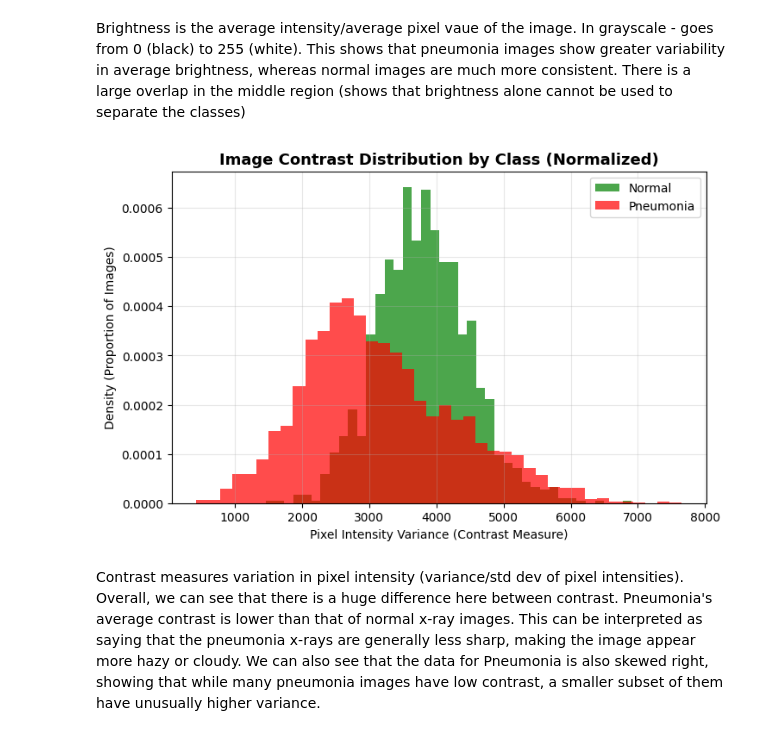
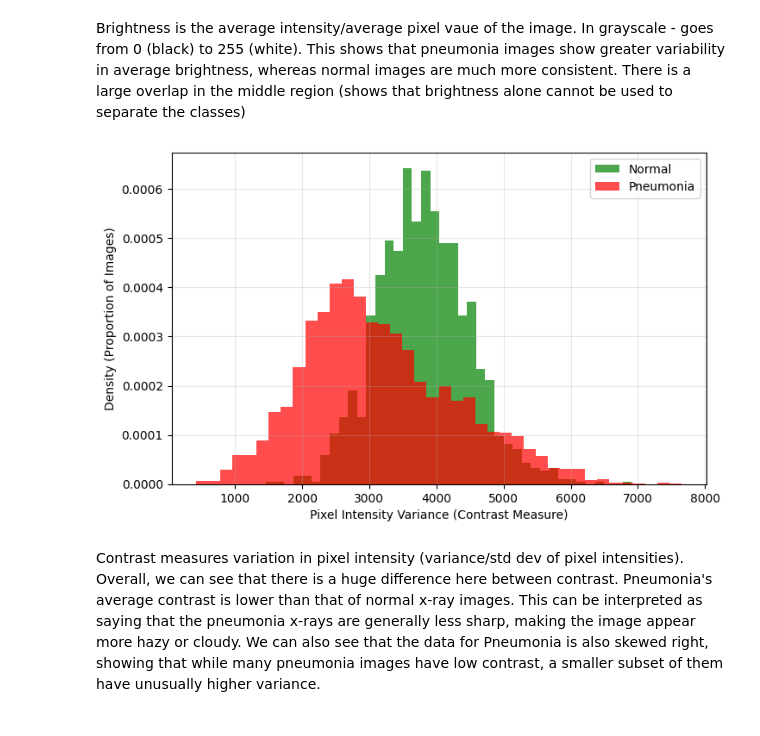
Before and after one commit to arkasharma/resnet50-pneumonia-detection, a Jupyter notebook: xray_preprocessing.ipynb, the cells around one changed output. Drawn from its saved outputs; the diff is of its cells as text; code cells hidden in the pictures.

```diff
--- a/xray_preprocessing.ipynb
+++ b/xray_preprocessing.ipynb
@@ -316,44 +264,32 @@ Brightness is the average intensity/average pixel vaue of the image. In grayscal
 # %%
 # Image contrast/sharpness
 
 def compute_contrast(folder_path):
     contrasts = []
     for img_name in os.listdir(folder_path):
         if img_name.endswith('.jpeg'):
             img = Image.open(os.path.join(folder_path, img_name)).convert('L')
             arr = np.array(img)
             contrasts.append(np.var(arr))  # higher variance = higher contrast
     return contrasts
 
 # Compute contrast for both classes
 normal_contrast = compute_contrast(normal_train_dir)
 pneumonia_contrast = compute_contrast(pneumonia_train_dir)
 
-# Counts version of teh histogram
-# plt.figure(figsize=(8,5))
-# plt.hist(normal_contrast, bins=40, alpha=0.7, color='green', label='Normal')
-# plt.hist(pneumonia_contrast, bins=40, alpha=0.7, color='red', label='Pneumonia')
-# plt.title('Image Contrast Distribution by Class', fontsize=13, fontweight='bold')
-# plt.xlabel('Pixel Intensity Variance')
-# plt.ylabel('Number of Images')
-# plt.legend()
-# plt.grid(alpha=0.3)
-# plt.show()
-
 # Normalized version
 plt.figure(figsize=(8,5))
 
 plt.hist(normal_contrast, bins=40, alpha=0.7, color='green', label='Normal', density=True)
 plt.hist(pneumonia_contrast, bins=40, alpha=0.7, color='red', label='Pneumonia', density=True)
 
-plt.title('Image Contrast Distribution by Class (Normalized)', fontsize=13, fontweight='bold')
 plt.xlabel('Pixel Intensity Variance (Contrast Measure)')
 plt.ylabel('Density (Proportion of Images)')
 plt.legend()
 plt.grid(alpha=0.3)
 plt.show()
 # %% [output]
-[figure, old version]
+[figure, new version]
 # %% [markdown]
 Contrast measures variation in pixel intensity (variance/std dev of pixel intensities). Overall, we can see that there is a huge difference here between contrast. Pneumonia's average contrast is lower than that of normal x-ray images. This can be interpreted as saying that the pneumonia x-rays are generally less sharp, making the image appear more hazy or cloudy. We can also see that the data for Pneumonia is also skewed right, showing that while many pneumonia images have low contrast, a smaller subset of them have unusually higher variance.
 # %% [markdown]
```
Also changed, not shown: parts of 48 cells of this notebook, 1 other file.
